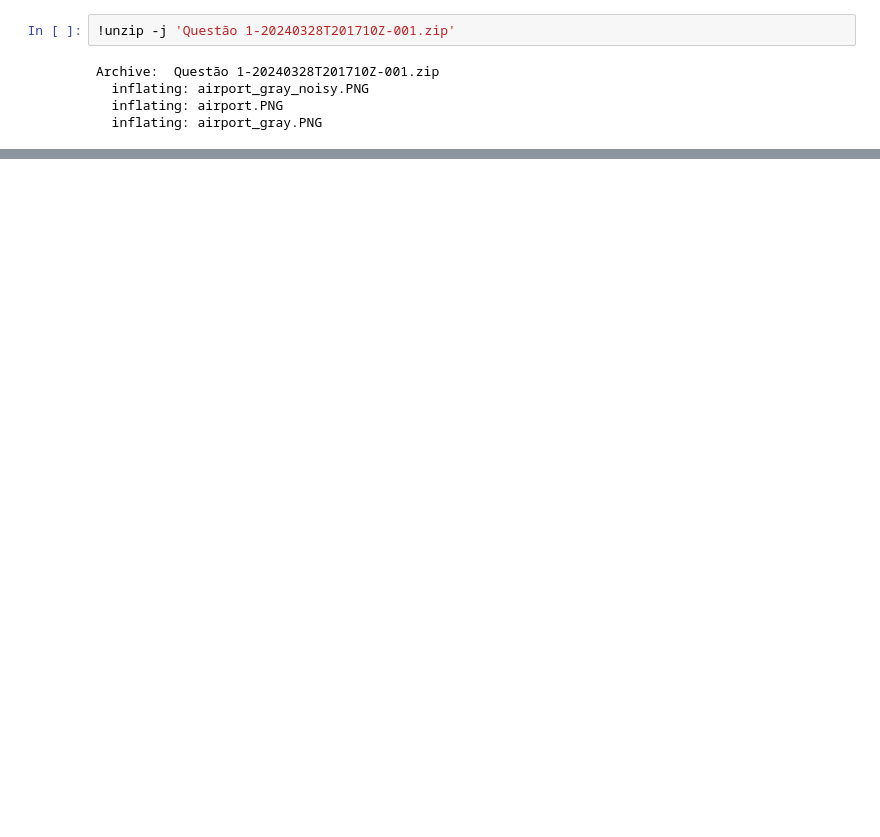
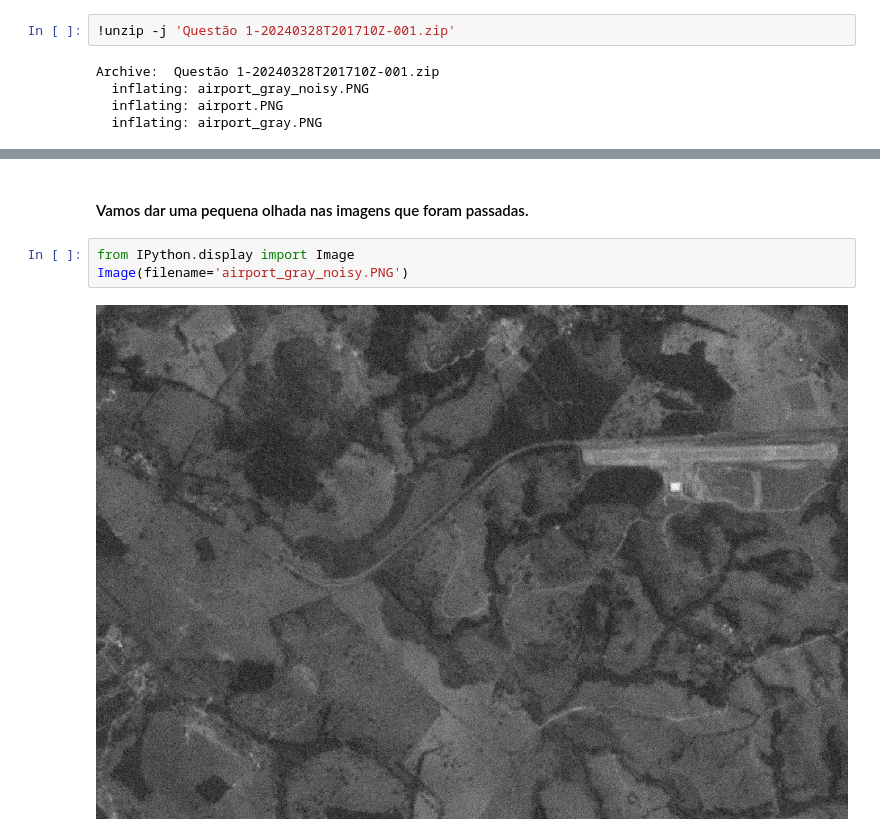
Before and after one commit to yurimarca/FIESC-VisaoComputacional, a Jupyter notebook: Resolucoes/Questao1/Resolucao1.ipynb, the cells around one changed output, grey strips where cells are left out. Drawn from its saved outputs; the diff is of its cells as text; blank space fills up the shorter version.

```diff
--- a/Resolucoes/Questao1/Resolucao1.ipynb
+++ b/Resolucoes/Questao1/Resolucao1.ipynb
@@ -22,0 +18,7 @@ Archive:  Questão 1-20240328T201710Z-001.zip
+# %% [markdown]
+#### Vamos dar uma pequena olhada nas imagens que foram passadas.
+# %%
+from IPython.display import Image
+Image(filename='airport_gray_noisy.PNG')
+# %% [output]
+[figure, added]
```
Also changed, not shown: parts of 14 cells of this notebook.
